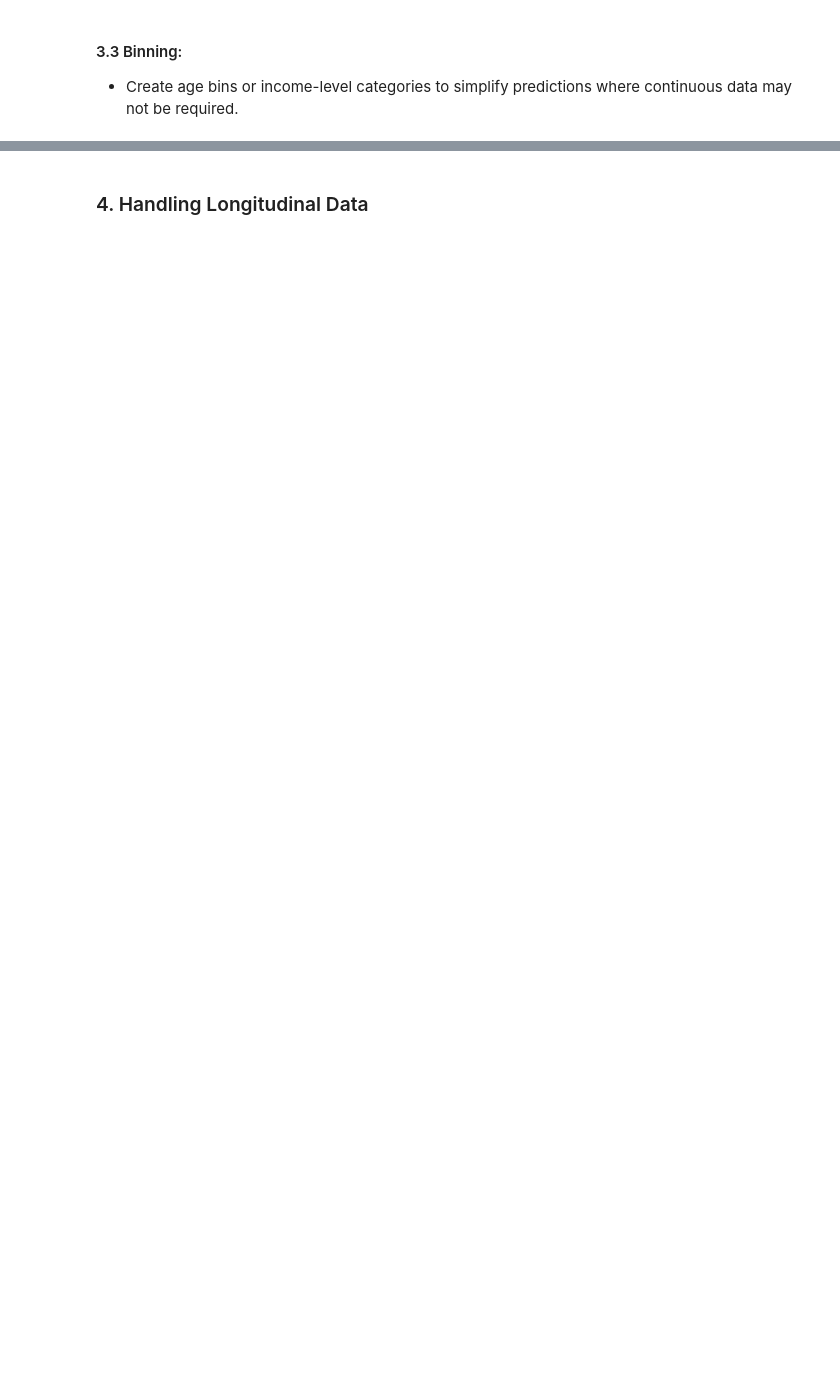
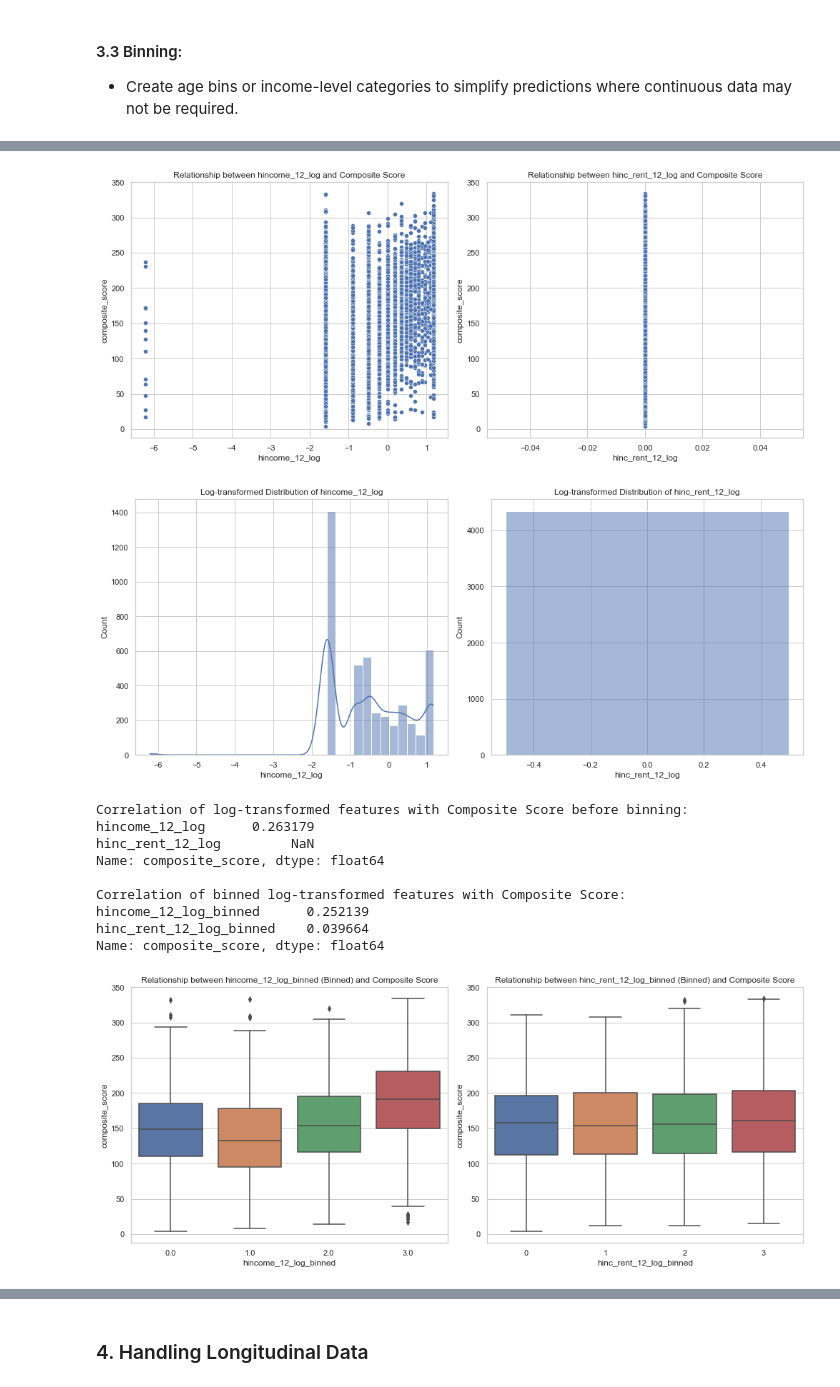
Before and after one commit to geomwangi007/Early-Detection-of-Alzheimer-s-Disease-and-Related-Dementias-Using-Social-Determinants-of-Health, a Jupyter notebook: IPNYBS/Maureen.ipynb, the cells around one changed output, grey strips where cells are left out. Cells and saved outputs as stored; diff of their text form; code cells hidden in the pictures; blank space fills up the shorter version.

Commit message:
Final Data Cleaning

```diff
--- a/IPNYBS/Maureen.ipynb
+++ b/IPNYBS/Maureen.ipynb
@@ -1965,3 +2193,6 @@ print("Test columns:", test_features_df.columns)
 #### 3.3 Binning:
 
 * Create age bins or income-level categories to simplify predictions where continuous data may not be required.
+# %%
+# Merge train features and labels on 'uid' to include 'composite_score'
+train_features_df = train_features_df.merge(train_labels_df[['uid', 'composite_score']], on='uid', how='left')
@@ -1967,0 +2215,75 @@ print("Test columns:", test_features_df.columns)
+# %%
+
+
+# Scenario 1: Ensure composite_score is available in train_features_df
+# If it's already there, you don't need the merge step
+if 'composite_score' not in train_features_df.columns:
+    print("composite_score is missing in train_features_df. Ensure it's correctly loaded.")
+
+# Scenario 2: Merge with another DataFrame (e.g., labels_df) if composite_score is defined elsewhere
+# Uncomment the lines below if composite_score is in another DataFrame, like labels_df
+# labels_df = pd.read_csv("path_to_labels.csv")  # Load or define the DataFrame with composite_score
+# train_features_df = train_features_df.merge(labels_df[['composite_score']], left_index=True, right_index=True, how='left')
+
+# Step 1: Visualize the Relationship between Log-Transformed Features and Target Variable
+plt.figure(figsize=(14, 6))
+plt.subplot(1, 2, 1)
+sns.scatterplot(x=train_features_df['hincome_12_log'], y=train_features_df['composite_score'])
+plt.title("Relationship between hincome_12_log and Composite Score")
+
+plt.subplot(1, 2, 2)
+sns.scatterplot(x=train_features_df['hinc_rent_12_log'], y=train_features_df['composite_score'])
+plt.title("Relationship between hinc_rent_12_log and Composite Score")
+
+plt.tight_layout()
+plt.show()
+
+# Step 2: Check for Remaining Skewness or Outliers in Log-Transformed Features
+plt.figure(figsize=(14, 6))
+plt.subplot(1, 2, 1)
+sns.histplot(train_features_df['hincome_12_log'], kde=True)
+plt.title("Log-transformed Distribution of hincome_12_log")
+
+plt.subplot(1, 2, 2)
+sns.histplot(train_features_df['hinc_rent_12_log'], kde=True)
+plt.title("Log-transformed Distribution of hinc_rent_12_log")
+
+plt.tight_layout()
+plt.show()
+
+# Step 3: Correlation with Target Variable - Composite Score
+log_transformed_features = ['hincome_12_log', 'hinc_rent_12_log']
+correlations = train_features_df[log_transformed_features + ['composite_score']].corr()['composite_score'].drop('composite_score')
+print("Correlation of log-transformed features with Composite Score before binning:")
+print(correlations)
+
+# Step 4: Binning Log-Transformed Features and Rechecking Correlation
+for feature in log_transformed_features:
+    train_features_df[feature + '_binned'] = pd.qcut(train_features_df[feature].rank(method='first'), q=4, labels=False)
+
+binned_features = [feature + '_binned' for feature in log_transformed_features]
+correlations_binned = train_features_df[binned_features + ['composite_score']].corr()['composite_score'].drop('composite_score')
+print("\nCorrelation of binned log-transformed features with Composite Score:")
+print(correlations_binned)
+
+plt.figure(figsize=(14, 6))
+for i, feature in enumerate(binned_features, 1):
+    plt.subplot(1, 2, i)
+    sns.boxplot(x=train_features_df[feature], y=train_features_df['composite_score'])
+    plt.title(f"Relationship between {feature} (Binned) and Composite Score")
+
+plt.tight_layout()
+plt.show()
+# %% [output]
+[figure, added]
+[figure, added]
+Correlation of log-transformed features with Composite Score before binning:
+hincome_12_log      0.263179
+hinc_rent_12_log         NaN
+Name: composite_score, dtype: float64
+
+Correlation of binned log-transformed features with Composite Score:
+hincome_12_log_binned      0.252139
+hinc_rent_12_log_binned    0.039664
+Name: composite_score, dtype: float64
+[figure, added]
```
Also changed, not shown: parts of 40 cells of this notebook.
